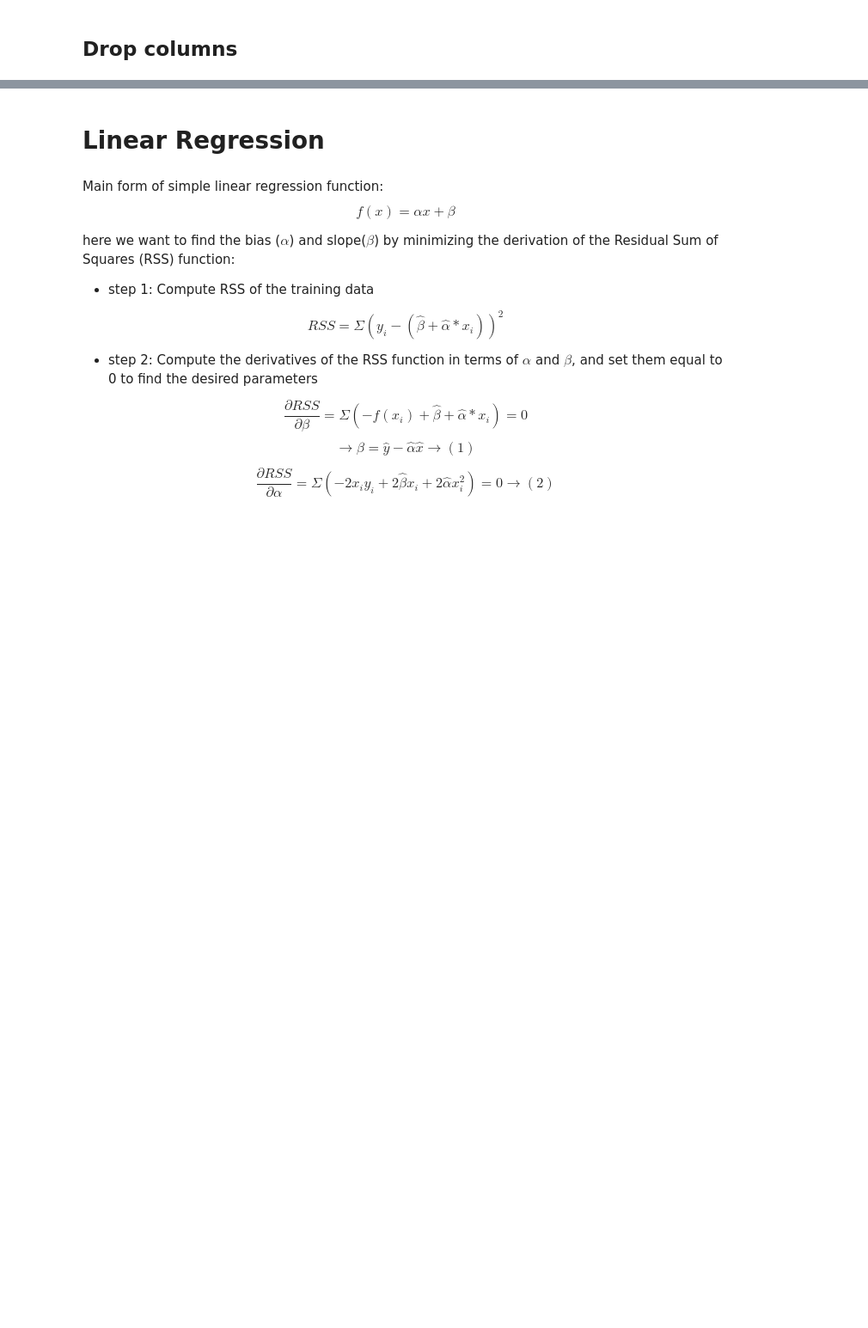
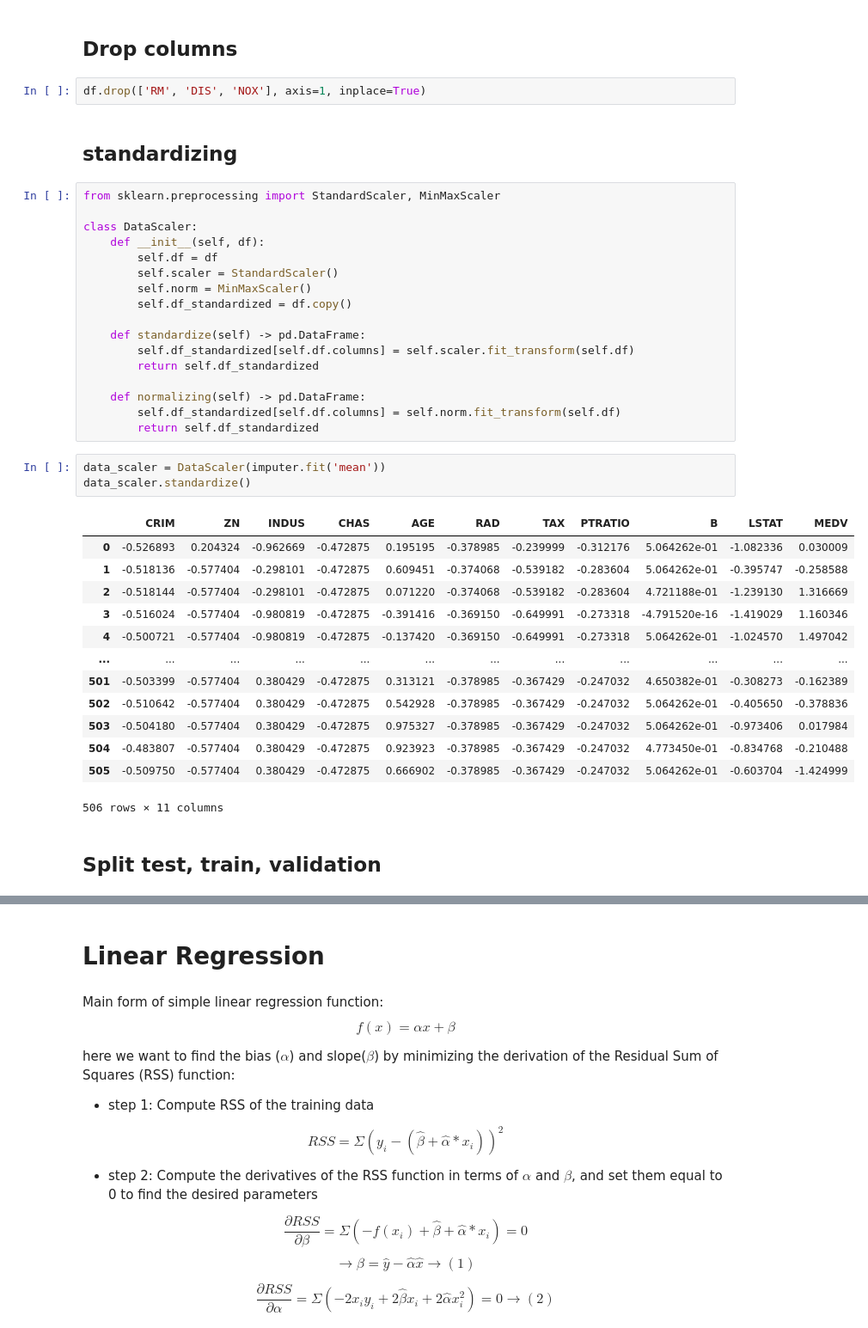
Before and after one commit to mvajhi/Introduction-to-Artificial-Intelligence-and-Machine-Learning, a Jupyter notebook: ca4/main.ipynb, the cells around one changed output, grey strips where cells are left out. Shown at 86% size. Saved outputs shown, nothing was run; the diff lists cells and outputs as text; blank space fills up the shorter version.

```diff
--- a/ca4/main.ipynb
+++ b/ca4/main.ipynb
@@ -209,3 +213,43 @@ imputer.fit('most_frequent').describe()
 | max | 9.966540 | 100.000000 | 27.740000 | 1.000000 | 7.313000 | 100.000000 | 100.000000 | 24.000000 | 666.000000 | 711.000000 | 396.900000 | ... |
 # %% [markdown]
 ## Drop columns
+# %%
+df.drop(['RM', 'DIS', 'NOX'], axis=1, inplace=True)
+# %% [markdown]
+## standardizing
+# %%
+from sklearn.preprocessing import StandardScaler, MinMaxScaler
+
+class DataScaler:
+    def __init__(self, df):
+        self.df = df
+        self.scaler = StandardScaler()
+        self.norm = MinMaxScaler()
+        self.df_standardized = df.copy()
+
+    def standardize(self) -> pd.DataFrame:
+        self.df_standardized[self.df.columns] = self.scaler.fit_transform(self.df)
+        return self.df_standardized
+
+    def normalizing(self) -> pd.DataFrame:
+        self.df_standardized[self.df.columns] = self.norm.fit_transform(self.df)
+        return self.df_standardized
+# %%
+data_scaler = DataScaler(imputer.fit('mean'))
+data_scaler.standardize()
+# %% [output]
+|  | CRIM | ZN | INDUS | CHAS | AGE | RAD | TAX | PTRATIO | B | LSTAT | MEDV |
+| 0 | -0.526893 | 0.204324 | -0.962669 | -0.472875 | 0.195195 | -0.378985 | -0.239999 | -0.312176 | 5.064262e-01 | -1.082336 | 0.030009 |
+| 1 | -0.518136 | -0.577404 | -0.298101 | -0.472875 | 0.609451 | -0.374068 | -0.539182 | -0.283604 | 5.064262e-01 | -0.395747 | -0.258588 |
+| 2 | -0.518144 | -0.577404 | -0.298101 | -0.472875 | 0.071220 | -0.374068 | -0.539182 | -0.283604 | 4.721188e-01 | -1.239130 | 1.316669 |
+| 3 | -0.516024 | -0.577404 | -0.980819 | -0.472875 | -0.391416 | -0.369150 | -0.649991 | -0.273318 | -4.791520e-16 | -1.419029 | 1.160346 |
+| 4 | -0.500721 | -0.577404 | -0.980819 | -0.472875 | -0.137420 | -0.369150 | -0.649991 | -0.273318 | 5.064262e-01 | -1.024570 | 1.497042 |
+| ... | ... | ... | ... | ... | ... | ... | ... | ... | ... | ... | ... |
+| 501 | -0.503399 | -0.577404 | 0.380429 | -0.472875 | 0.313121 | -0.378985 | -0.367429 | -0.247032 | 4.650382e-01 | -0.308273 | -0.162389 |
+| 502 | -0.510642 | -0.577404 | 0.380429 | -0.472875 | 0.542928 | -0.378985 | -0.367429 | -0.247032 | 5.064262e-01 | -0.405650 | -0.378836 |
+| 503 | -0.504180 | -0.577404 | 0.380429 | -0.472875 | 0.975327 | -0.378985 | -0.367429 | -0.247032 | 5.064262e-01 | -0.973406 | 0.017984 |
+| 504 | -0.483807 | -0.577404 | 0.380429 | -0.472875 | 0.923923 | -0.378985 | -0.367429 | -0.247032 | 4.773450e-01 | -0.834768 | -0.210488 |
+| 505 | -0.509750 | -0.577404 | 0.380429 | -0.472875 | 0.666902 | -0.378985 | -0.367429 | -0.247032 | 5.064262e-01 | -0.603704 | -1.424999 |
+506 rows × 11 columns
+# %% [markdown]
+## Split test, train, validation
```
Also changed, not shown: parts of 3 cells of this notebook.
